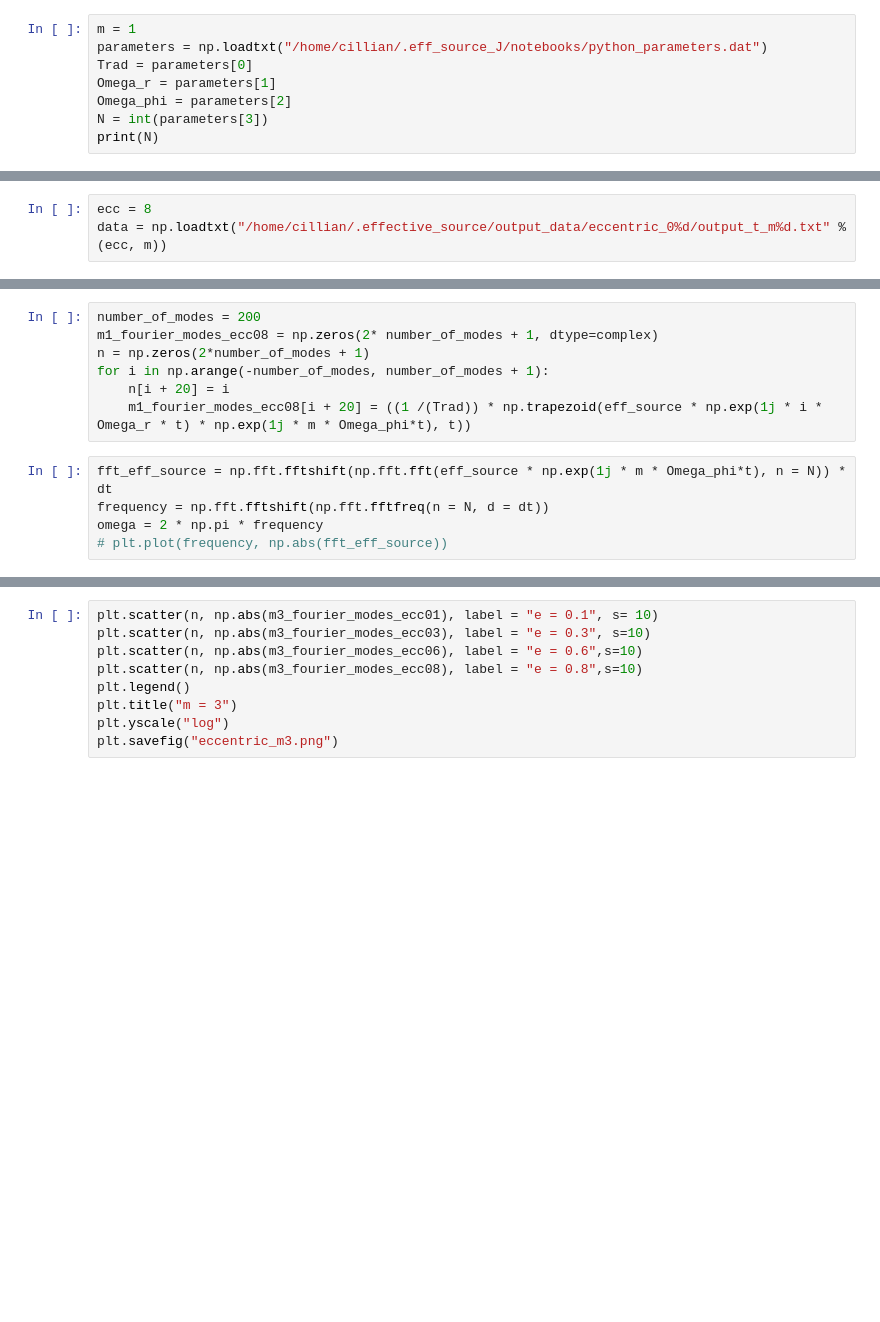
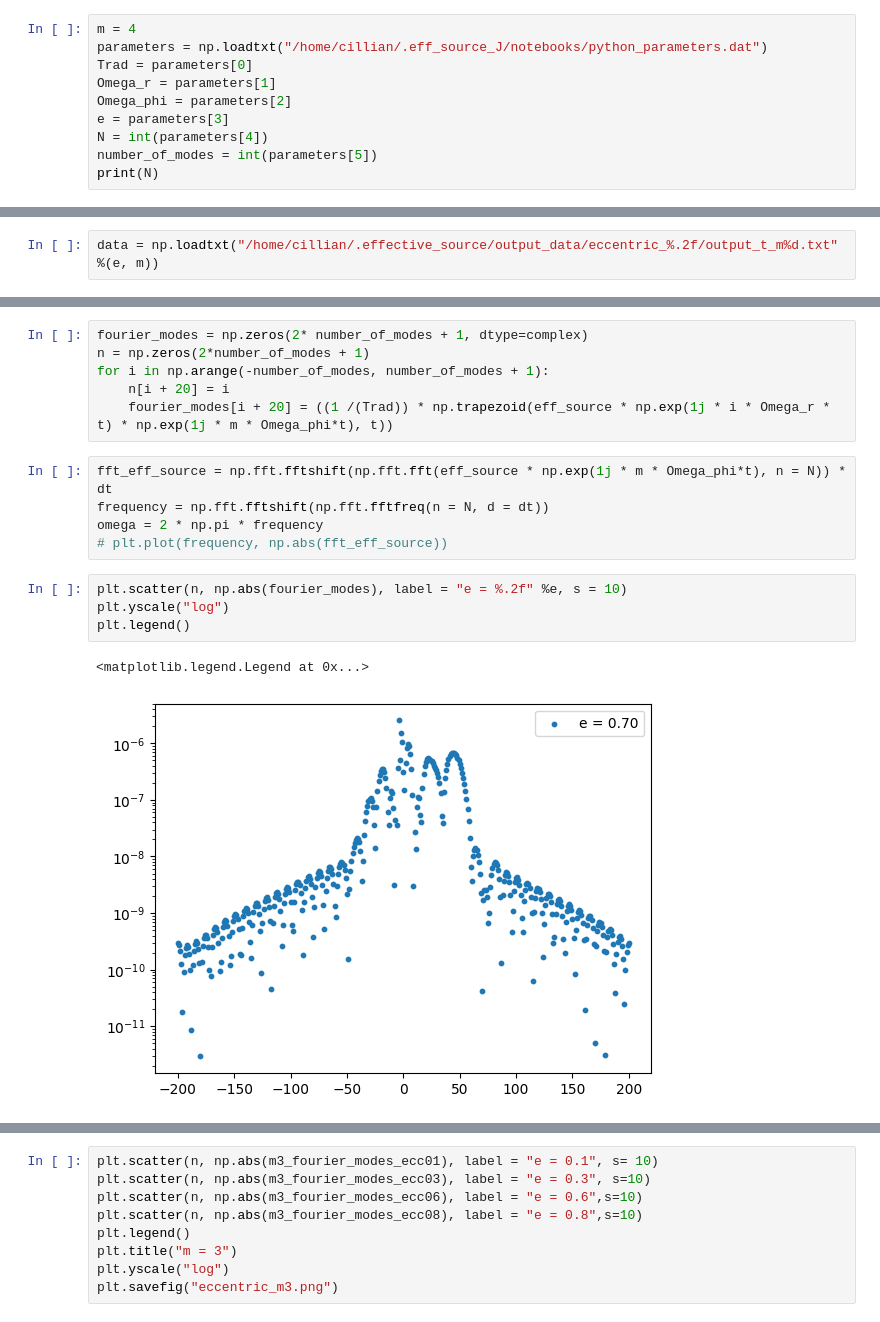
Before and after one commit to cilliankelly42/EffectiveSource, a Jupyter notebook: visual/Fourier/fourier.ipynb, the cells around one changed output, grey strips where cells are left out. Cells and saved outputs as stored; diff of their text form; blank space fills up the shorter version.

```diff
--- a/visual/Fourier/fourier.ipynb
+++ b/visual/Fourier/fourier.ipynb
@@ -2,11 +2,13 @@
 import numpy as np
 import matplotlib.pyplot as plt
 # %%
-m = 1
+m = 4
 parameters = np.loadtxt("/home/cillian/.eff_source_J/notebooks/python_parameters.dat")
 Trad = parameters[0]
 Omega_r = parameters[1]
 Omega_phi = parameters[2]
-N = int(parameters[3])
+e = parameters[3]
+N = int(parameters[4])
+number_of_modes = int(parameters[5])
 print(N)
 # %% [output]
@@ -14,6 +16,5 @@ print(N)
 # %%
-ecc = 8
-data = np.loadtxt("/home/cillian/.effective_source/output_data/eccentric_0%d/output_t_m%d.txt" %(ecc, m))
+data = np.loadtxt("/home/cillian/.effective_source/output_data/eccentric_%.2f/output_t_m%d.txt" %(e, m))
 # %%
 t = np.zeros(len(data))
 re_source = np.zeros(len(data))
@@ -26,17 +27,23 @@ for i in np.arange(len(data)):
 eff_source = re_source + 1j * im_source
 dt = t[1] - t[0]
 # %%
-number_of_modes = 200
-m1_fourier_modes_ecc08 = np.zeros(2* number_of_modes + 1, dtype=complex)
+fourier_modes = np.zeros(2* number_of_modes + 1, dtype=complex)
 n = np.zeros(2*number_of_modes + 1)
 for i in np.arange(-number_of_modes, number_of_modes + 1):
     n[i + 20] = i
-    m1_fourier_modes_ecc08[i + 20] = ((1 /(Trad)) * np.trapezoid(eff_source * np.exp(1j * i * Omega_r * t) * np.exp(1j * m * Omega_phi*t), t))
+    fourier_modes[i + 20] = ((1 /(Trad)) * np.trapezoid(eff_source * np.exp(1j * i * Omega_r * t) * np.exp(1j * m * Omega_phi*t), t))
 # %%
 fft_eff_source = np.fft.fftshift(np.fft.fft(eff_source * np.exp(1j * m * Omega_phi*t), n = N)) * dt
 frequency = np.fft.fftshift(np.fft.fftfreq(n = N, d = dt))
 omega = 2 * np.pi * frequency
 # plt.plot(frequency, np.abs(fft_eff_source))
+# %%
+plt.scatter(n, np.abs(fourier_modes), label = "e = %.2f" %e, s = 10)
+plt.yscale("log")
+plt.legend()
+# %% [output]
+<matplotlib.legend.Legend at 0x...>
+[figure, added]
 # %%
 plt.scatter(n, np.abs(m1_fourier_modes_ecc01), label = "e = 0.1", s = 10)
 plt.scatter(n, np.abs(m1_fourier_modes_ecc03), label = "e = 0.3", s = 10)
```
Also changed, not shown: parts of 2 cells of this notebook, 10 other files.
